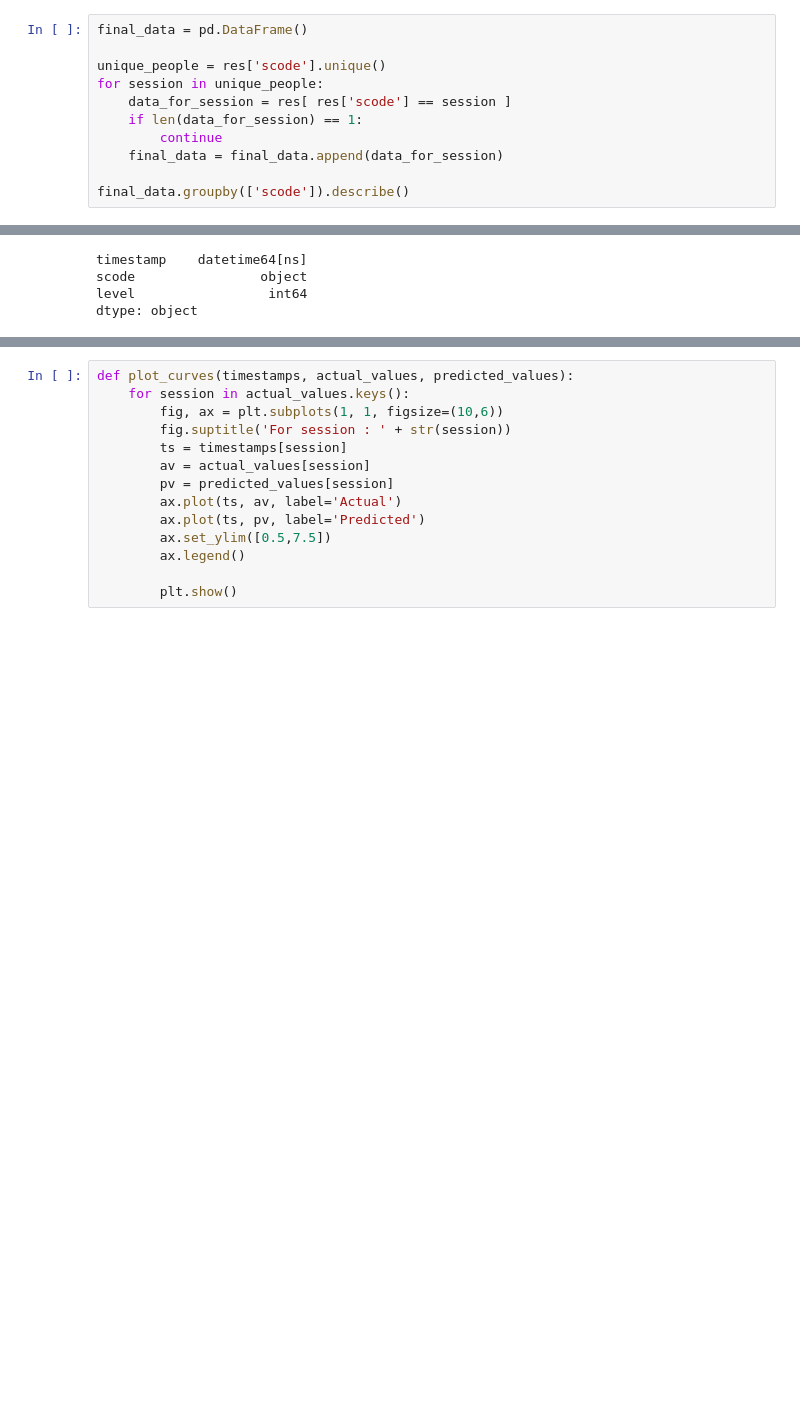
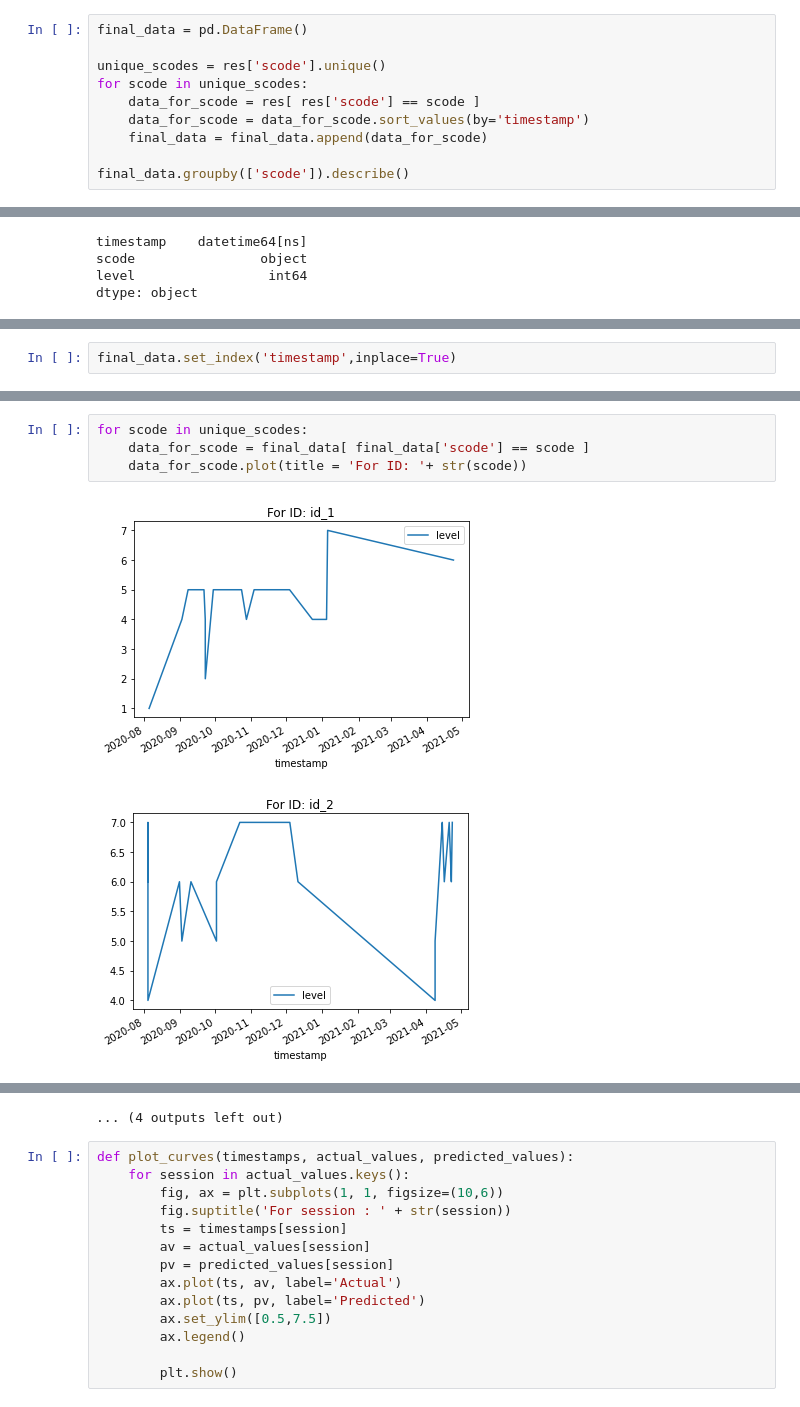
Before and after one commit to GuptaTanay/Battery-Level-Prediction, a Jupyter notebook: Battery_Level_Prediction.ipynb, the cells around one changed output, grey strips where cells are left out. Cells and saved outputs as stored; diff of their text form; blank space fills up the shorter version.

```diff
--- a/Battery_Level_Prediction.ipynb
+++ b/Battery_Level_Prediction.ipynb
@@ -125,12 +130,11 @@ res[['scode','level']].groupby(['level']).describe()
 # %%
 final_data = pd.DataFrame()
 
-unique_people = res['scode'].unique()
-for session in unique_people:
-    data_for_session = res[ res['scode'] == session ]
-    if len(data_for_session) == 1:
-        continue
-    final_data = final_data.append(data_for_session)
+unique_scodes = res['scode'].unique()
+for scode in unique_scodes:
+    data_for_scode = res[ res['scode'] == scode ]
+    data_for_scode = data_for_scode.sort_values(by='timestamp')
+    final_data = final_data.append(data_for_scode)
 
 final_data.groupby(['scode']).describe()
 # %% [output]
@@ -174,0 +178,2 @@ classification_reports_all = {}
+# %%
+final_data.set_index('timestamp',inplace=True)
@@ -174,0 +190,7 @@ classification_reports_all = {}
+# %%
+for scode in unique_scodes:
+    data_for_scode = final_data[ final_data['scode'] == scode ]
+    data_for_scode.plot(title = 'For ID: '+ str(scode))
+# %% [output]
+[figure, added]
+[figure, added]
@@ -175,3 +207,4 @@ classification_reports_all = {}
+... (4 outputs left out)
 # %%
 def plot_curves(timestamps, actual_values, predicted_values):
     for session in actual_values.keys():
```
Also changed, not shown: parts of 12 cells of this notebook.
